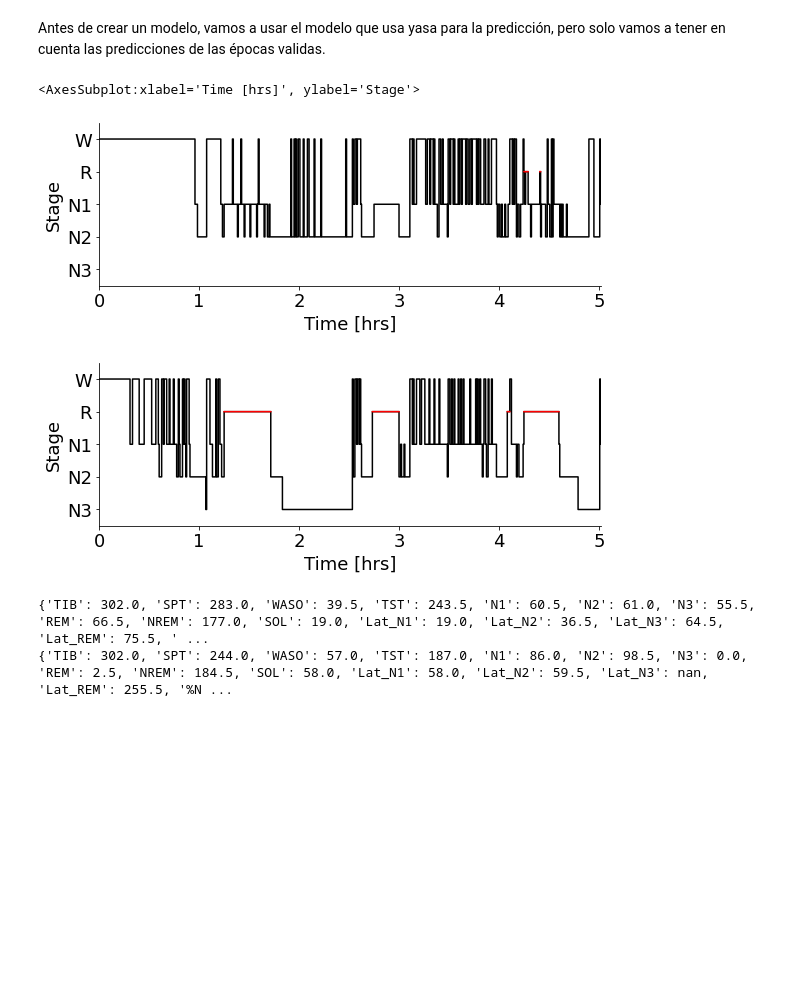
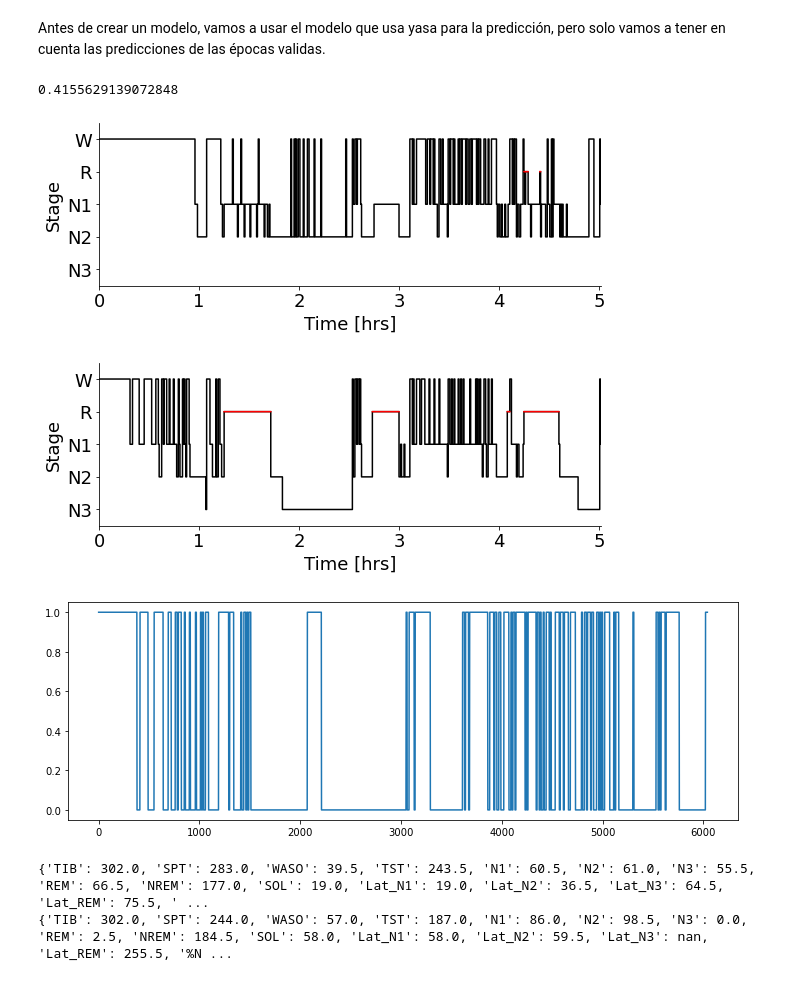
Before and after one commit to ArturoSirvent/Polisognograma, a Jupyter notebook: load_data_ytal.ipynb, the cells around one changed output. Cells and saved outputs as stored; diff of their text form; code cells hidden in the pictures; blank space fills up the shorter version.

```diff
--- a/load_data_ytal.ipynb
+++ b/load_data_ytal.ipynb
@@ -250,11 +252,16 @@ Antes de crear un modelo, vamos a usar el modelo que usa yasa para la predicció
 # %%
 hypno_pred_epocas_validas=hypno_pred[indices]
 yasa.plot_hypnogram(hypno_pred_epocas_validas);  # Plot
 yasa.plot_hypnogram(hypno1.to_numpy()[indices])
+#vamos a ver que tramos acierta
+plt.figure(figsize=(12,4))
+plt.plot(np.repeat(hypno1.to_numpy()[indices]==hypno_pred_epocas_validas,10))
+print(sum(hypno1.to_numpy()[indices]==hypno_pred_epocas_validas)/hypno_pred_epocas_validas.size)
 # %% [output]
-<AxesSubplot:xlabel='Time [hrs]', ylabel='Stage'>
+0.4155629139072848
 [figure]
 [figure]
+[figure, added]
 # %%
 print(yasa.sleep_statistics(hypno1[indices],1/30))
 print(yasa.sleep_statistics(hypno_pred_epocas_validas,1/30))
```
Also changed, not shown: parts of 21 cells of this notebook.
